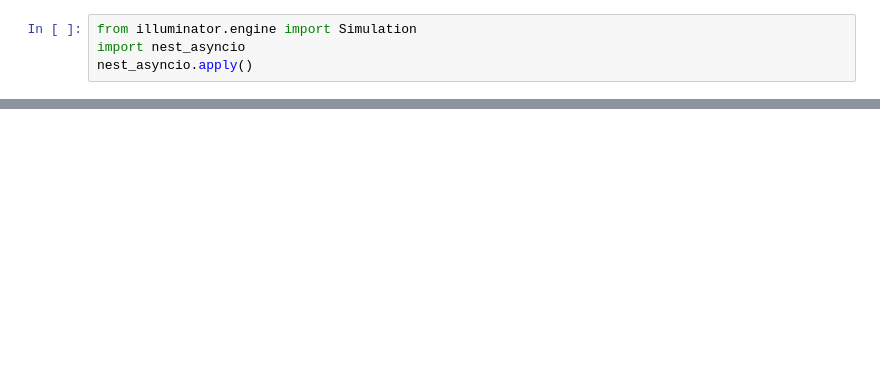
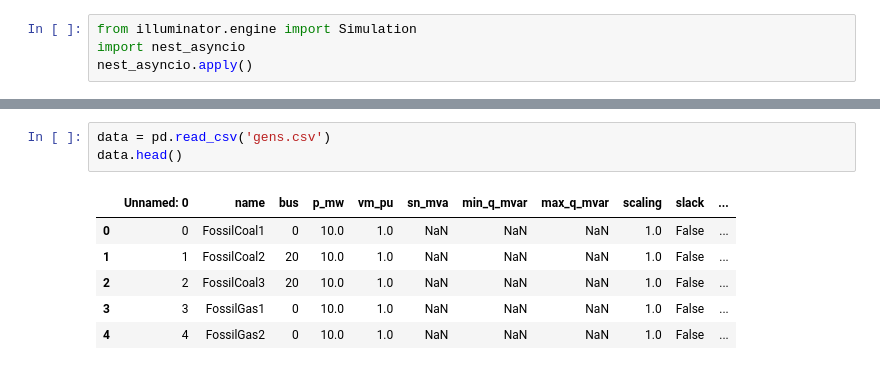
Before and after one commit to Kyr-updog/Illuminator-BAP-EE-2025, a Jupyter notebook: examples/BAP-2025-Simulation/test_main.ipynb, the cells around one changed output, grey strips where cells are left out. Cells and saved outputs as stored; diff of their text form; blank space fills up the shorter version.

```diff
--- a/examples/BAP-2025-Simulation/test_main.ipynb
+++ b/examples/BAP-2025-Simulation/test_main.ipynb
@@ -47,0 +86,10 @@ To install all pandapower dependencies, pip install pandapower["all"] can be use
+# %%
+data = pd.read_csv('gens.csv')
+data.head()
+# %% [output]
+|  | Unnamed: 0 | name | bus | p_mw | vm_pu | sn_mva | min_q_mvar | max_q_mvar | scaling | slack | ... |
+| 0 | 0 | FossilCoal1 | 0 | 10.0 | 1.0 | NaN | NaN | NaN | 1.0 | False | ... |
+| 1 | 1 | FossilCoal2 | 20 | 10.0 | 1.0 | NaN | NaN | NaN | 1.0 | False | ... |
+| 2 | 2 | FossilCoal3 | 20 | 10.0 | 1.0 | NaN | NaN | NaN | 1.0 | False | ... |
+| 3 | 3 | FossilGas1 | 0 | 10.0 | 1.0 | NaN | NaN | NaN | 1.0 | False | ... |
+| 4 | 4 | FossilGas2 | 0 | 10.0 | 1.0 | NaN | NaN | NaN | 1.0 | False | ... |
```
Also changed, not shown: parts of 6 cells of this notebook, 17 other files.
